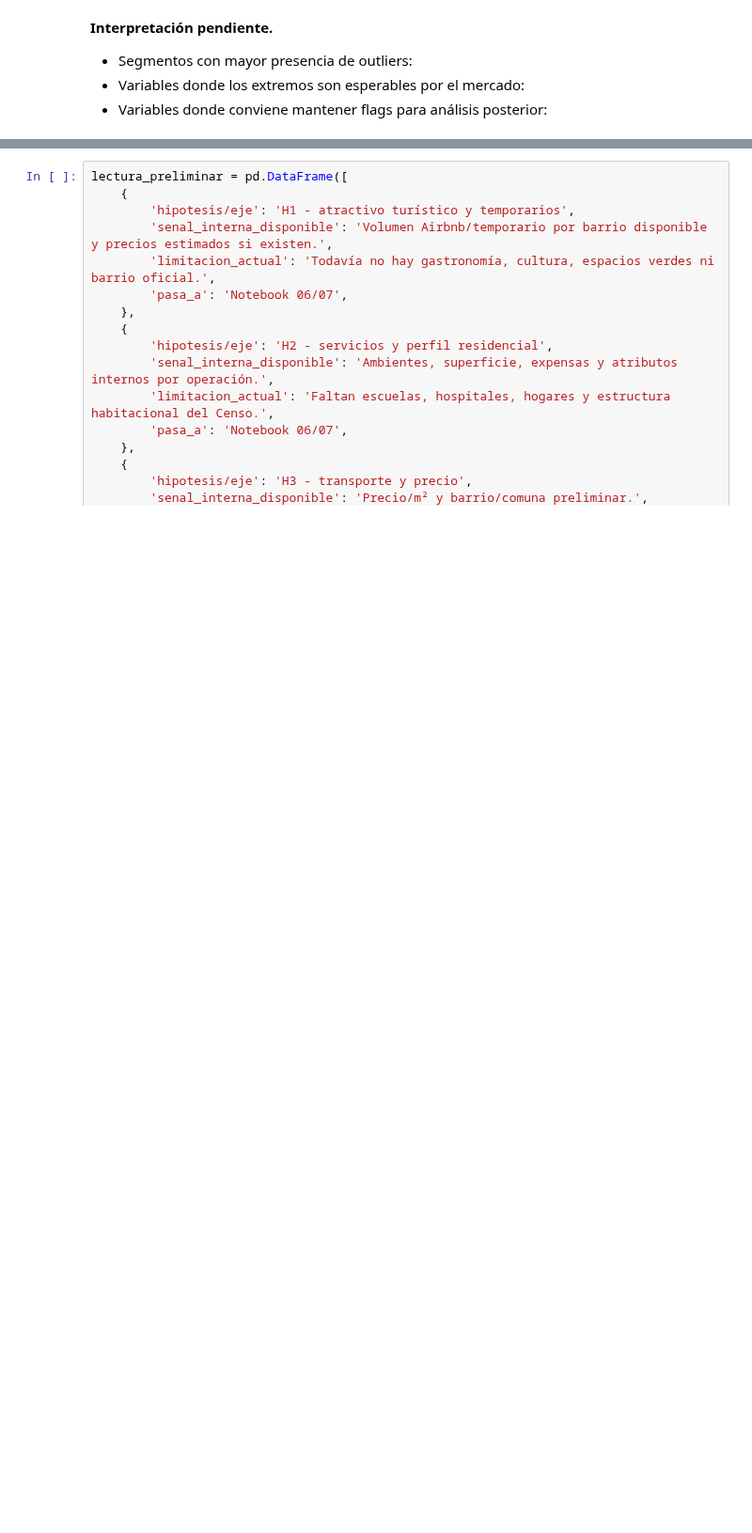
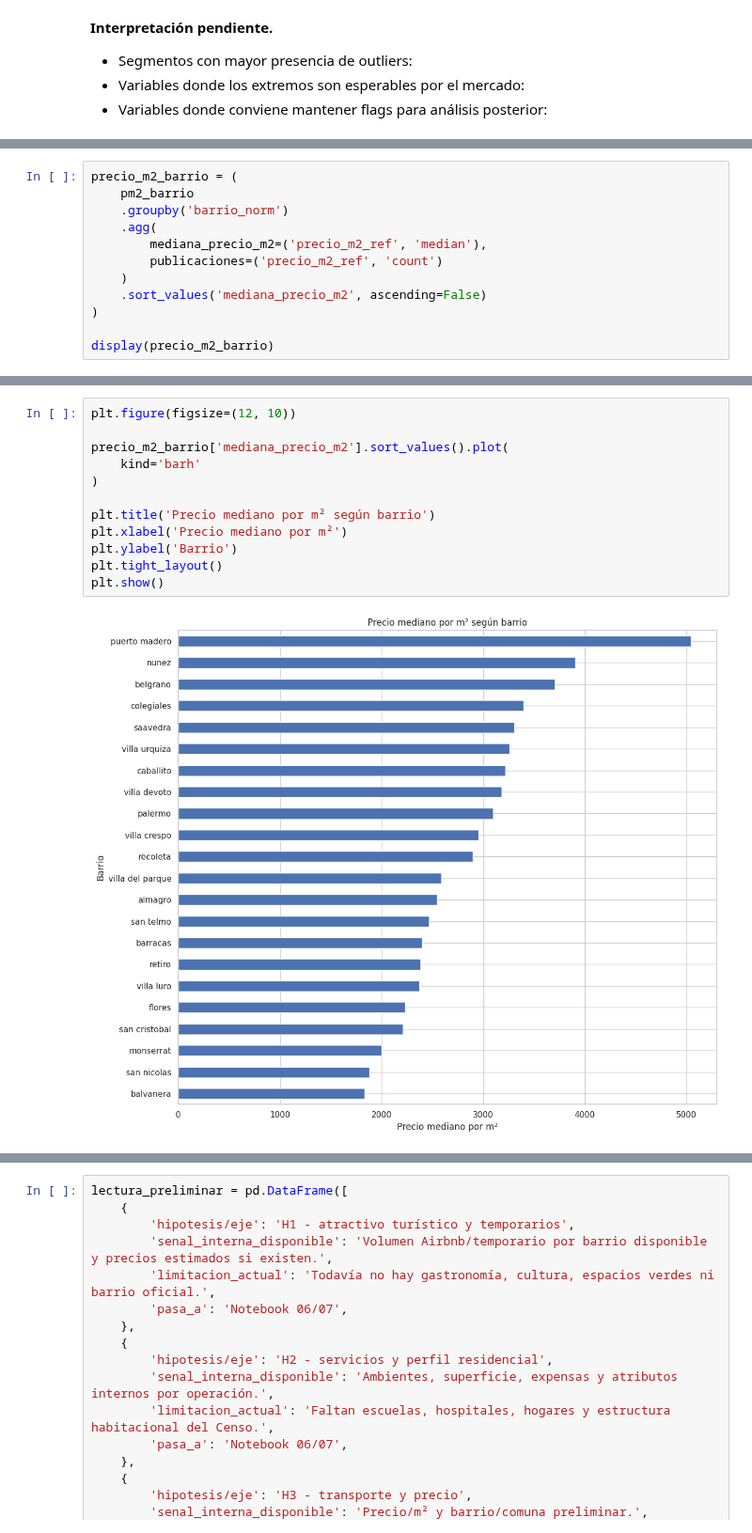
Before and after one commit to arirakowitba/TP_analitica_descriptiva_grupo1_2q2026, a Jupyter notebook: notebooks/05_feature_engineering_y_eda_inicial.ipynb, the cells around one changed output, grey strips where cells are left out. Shown at 94% size. Saved outputs shown, nothing was run; the diff lists cells and outputs as text; blank space fills up the shorter version.

```diff
--- a/notebooks/05_feature_engineering_y_eda_inicial.ipynb
+++ b/notebooks/05_feature_engineering_y_eda_inicial.ipynb
@@ -698,0 +744,12 @@ else:
+# %%
+precio_m2_barrio = (
+    pm2_barrio
+    .groupby('barrio_norm')
+    .agg(
+        mediana_precio_m2=('precio_m2_ref', 'median'),
+        publicaciones=('precio_m2_ref', 'count')
+    )
+    .sort_values('mediana_precio_m2', ascending=False)
+)
+
+display(precio_m2_barrio)
@@ -698,0 +775,14 @@ else:
+# %%
+plt.figure(figsize=(12, 10))
+
+precio_m2_barrio['mediana_precio_m2'].sort_values().plot(
+    kind='barh'
+)
+
+plt.title('Precio mediano por m² según barrio')
+plt.xlabel('Precio mediano por m²')
+plt.ylabel('Barrio')
+plt.tight_layout()
+plt.show()
+# %% [output]
+[figure, added]
```
Also changed, not shown: parts of 20 cells of this notebook.
